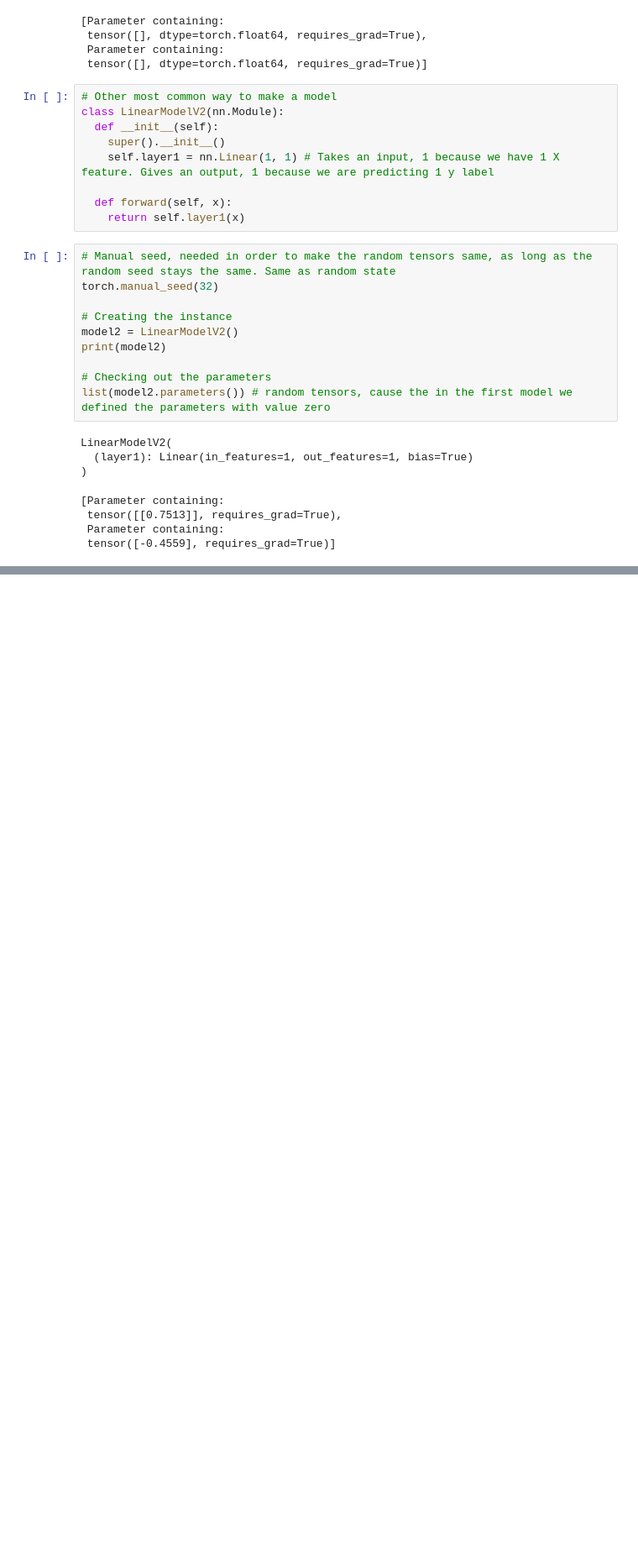
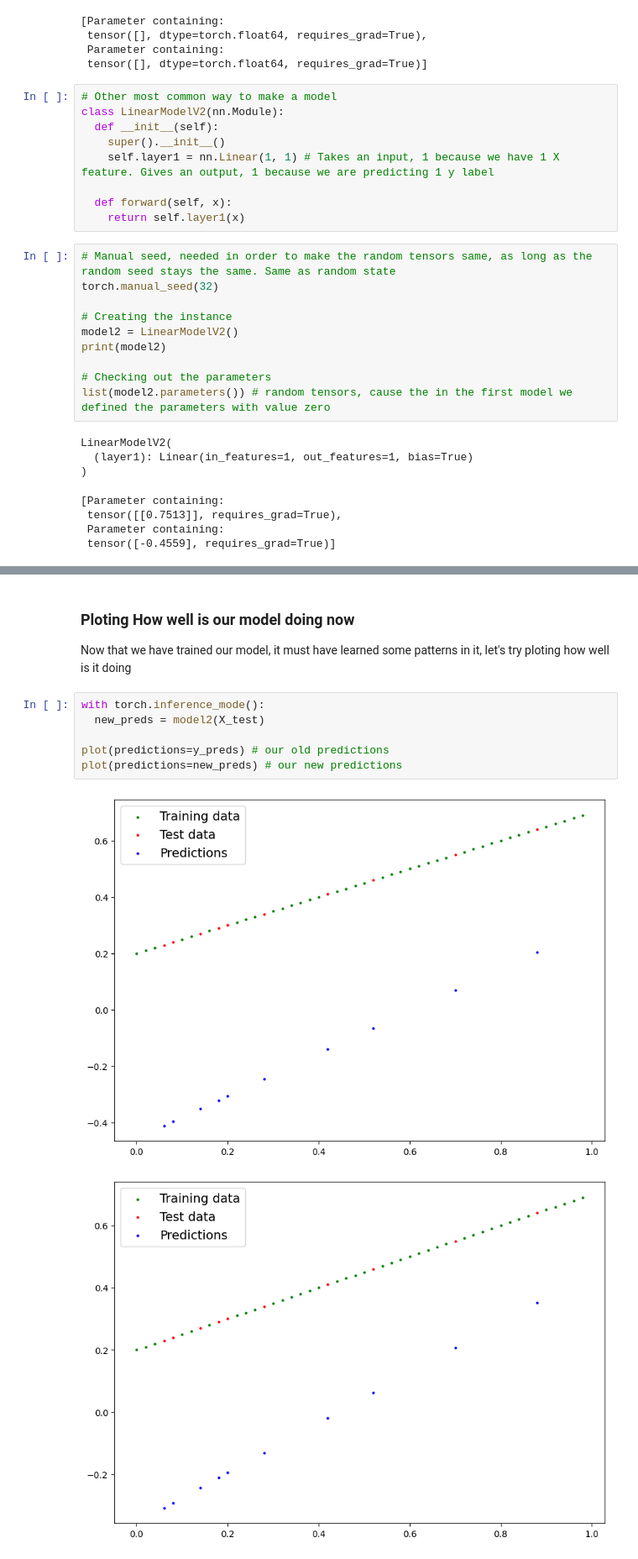
Before and after one commit to ezpie1/pytorch-crash-course, a Jupyter notebook: 02-pytorch-worflow.ipynb, the cells around one changed output, grey strips where cells are left out. Shown at 84% size. Cells and saved outputs as stored; diff of their text form; blank space fills up the shorter version.

```diff
--- a/02-pytorch-worflow.ipynb
+++ b/02-pytorch-worflow.ipynb
@@ -205,0 +323,13 @@ LinearModelV2(
+# %% [markdown]
+### Ploting How well is our model doing now
+
+Now that we have trained our model, it must have learned some patterns in it, let's try ploting how well is it doing
+# %%
+with torch.inference_mode():
+  new_preds = model2(X_test)
+
+plot(predictions=y_preds) # our old predictions
+plot(predictions=new_preds) # our new predictions
+# %% [output]
+[figure, added]
+[figure, added]
```
Also changed, not shown: parts of 10 cells of this notebook.
